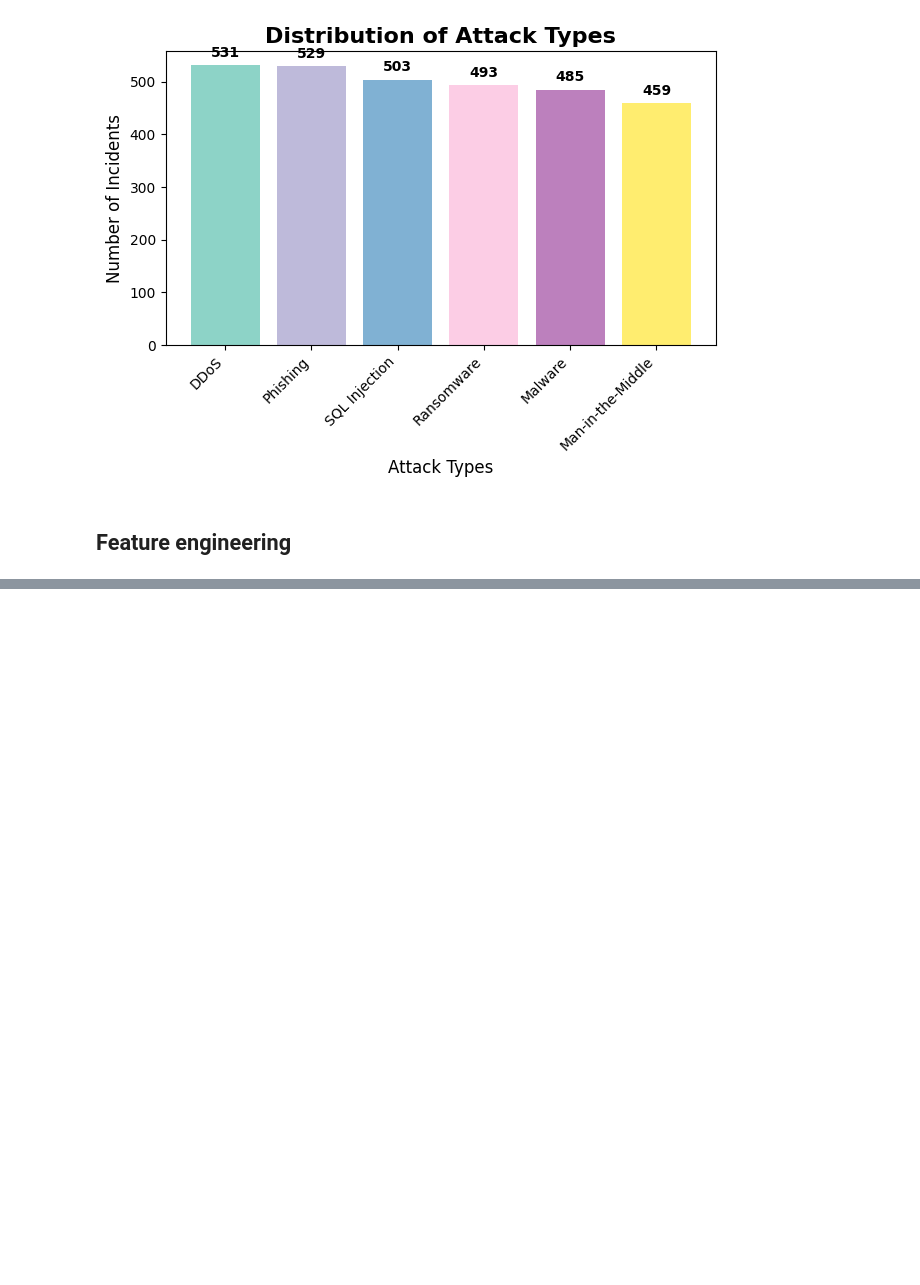
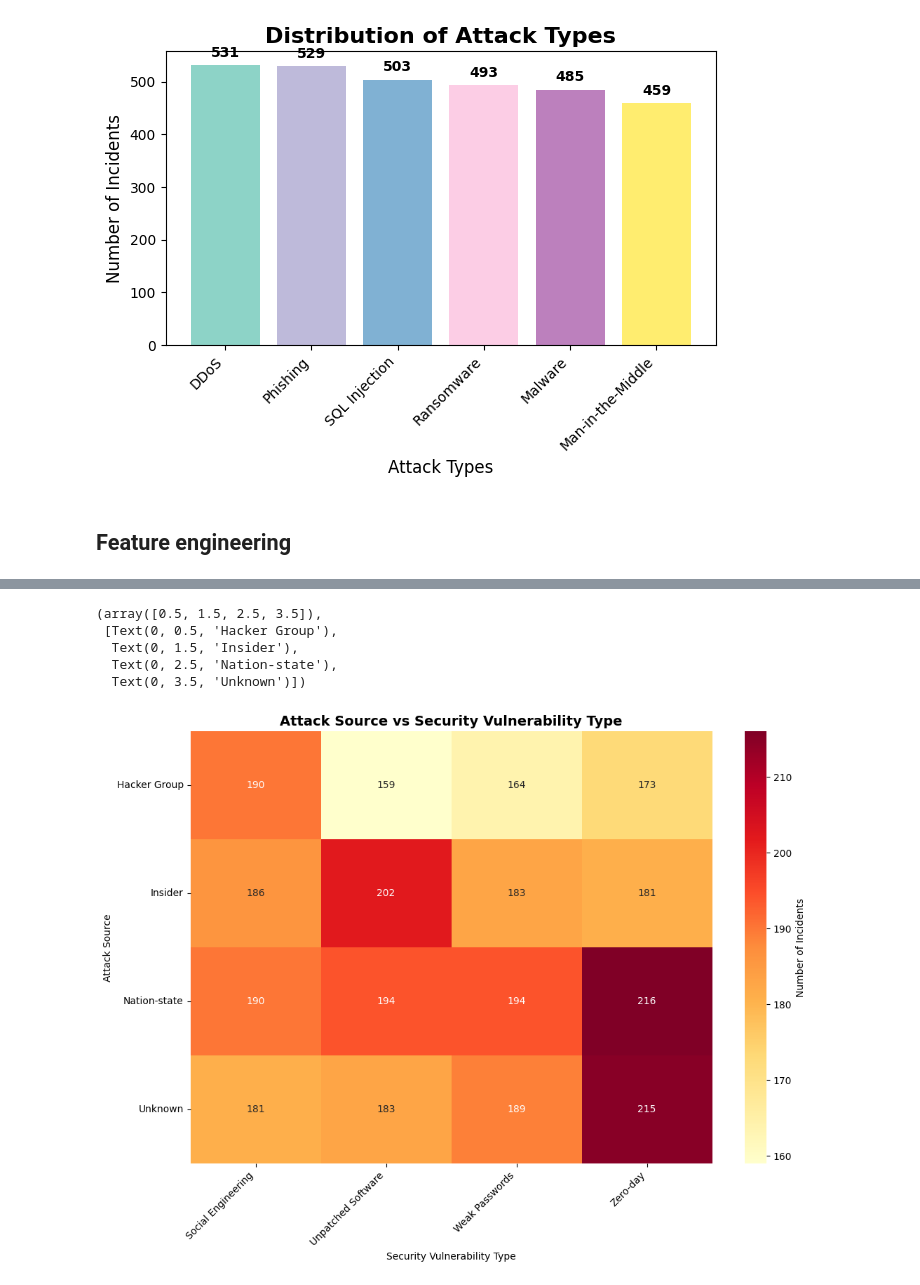
Before and after one commit to Nehemiahmageto/Global-Cybersecurity-Threat-Prediction-Attack-Vector-Analysis-2015-2024, a Jupyter notebook: published.ipynb, the cells around one changed output, grey strips where cells are left out. Drawn from its saved outputs; the diff is of its cells as text; code cells hidden in the pictures; blank space fills up the shorter version.

```diff
--- a/published.ipynb
+++ b/published.ipynb
@@ -179,0 +276,18 @@ KeyError: 'Financial_Loss_in_Million_USD'
+# %%
+# Visualization 4: Attack Sources vs Security Vulnerabilities (Heatmap)
+plt.figure(figsize=(12, 8))
+# Create crosstab for heatmap
+heatmap_data = pd.crosstab(df['Attack Source'], df['Security Vulnerability Type'])
+sns.heatmap(heatmap_data, annot=True, cmap='YlOrRd', fmt='d', cbar_kws={'label': 'Number of Incidents'})
+plt.title('Attack Source vs Security Vulnerability Type', fontsize=14, fontweight='bold')
+plt.xlabel('Security Vulnerability Type')
+plt.ylabel('Attack Source')
+plt.xticks(rotation=45, ha='right')
+plt.yticks(rotation=0)
+# %% [output]
+(array([0.5, 1.5, 2.5, 3.5]),
+ [Text(0, 0.5, 'Hacker Group'),
+  Text(0, 1.5, 'Insider'),
+  Text(0, 2.5, 'Nation-state'),
+  Text(0, 3.5, 'Unknown')])
+[figure, added]
```
Also changed, not shown: parts of 10 cells of this notebook.
